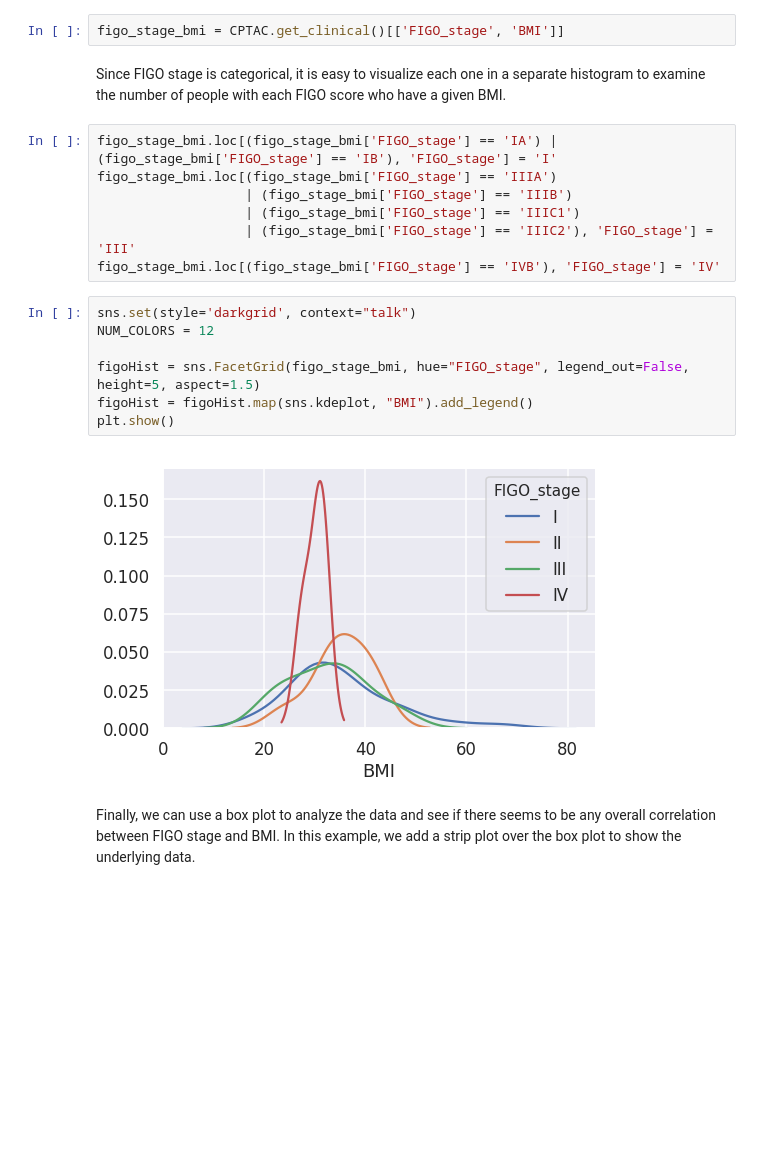
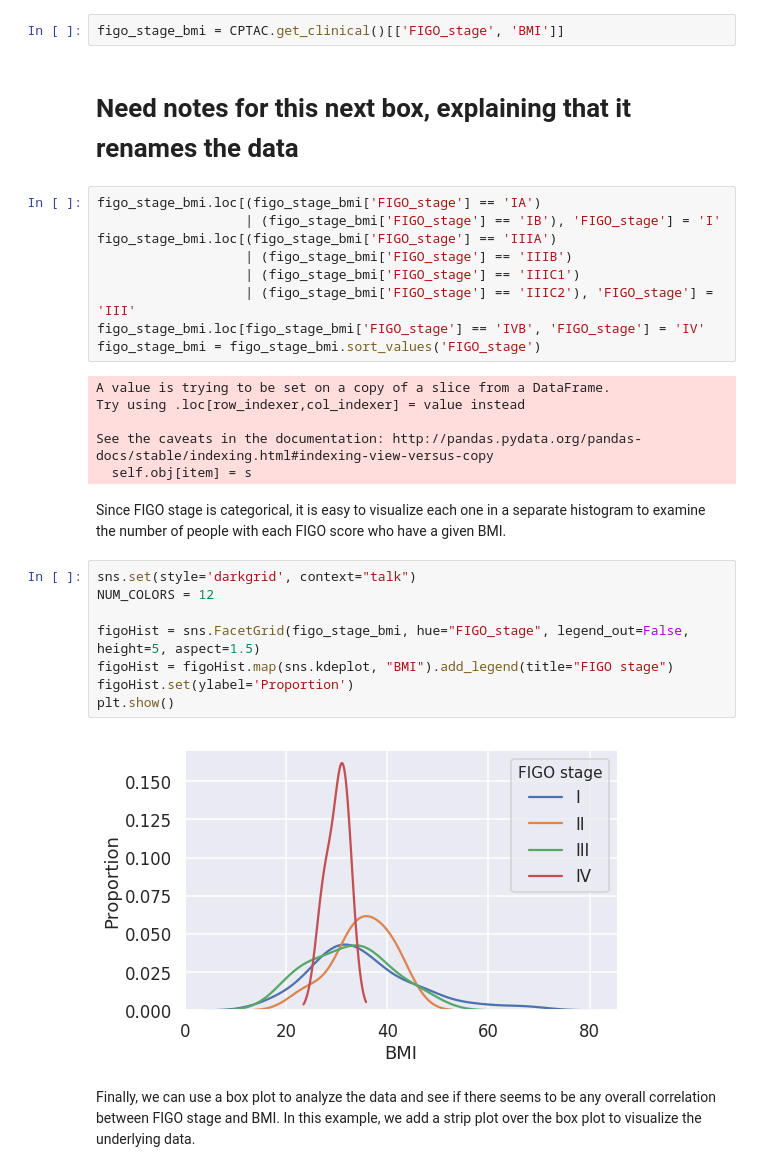
Before and after one commit to PayneLab/cptac, a Jupyter notebook: doc/use-case-2.ipynb, the cells around one changed output. Saved outputs shown, nothing was run; the diff lists cells and outputs as text; blank space fills up the shorter version.

```diff
--- a/doc/use-case-2.ipynb
+++ b/doc/use-case-2.ipynb
@@ -27,24 +27,35 @@ WARNING: This data is under a publication embargo until July 1, 2019. CPTAC is a
 The dataframe for clinical results can be retrieved from CPTAC by calling the <code>get_clinical()</code> method. We can then refine the data by pulling only the variables we are interested in; in this case, FIGO stage and BMI.
 # %%
 figo_stage_bmi = CPTAC.get_clinical()[['FIGO_stage', 'BMI']]
+# %% [markdown]
+# Need notes for this next box, explaining that it renames the data
+# %%
+figo_stage_bmi.loc[(figo_stage_bmi['FIGO_stage'] == 'IA')
+                   | (figo_stage_bmi['FIGO_stage'] == 'IB'), 'FIGO_stage'] = 'I'
+figo_stage_bmi.loc[(figo_stage_bmi['FIGO_stage'] == 'IIIA')
+                   | (figo_stage_bmi['FIGO_stage'] == 'IIIB')
+                   | (figo_stage_bmi['FIGO_stage'] == 'IIIC1')
+                   | (figo_stage_bmi['FIGO_stage'] == 'IIIC2'), 'FIGO_stage'] = 'III'
+figo_stage_bmi.loc[figo_stage_bmi['FIGO_stage'] == 'IVB', 'FIGO_stage'] = 'IV'
+figo_stage_bmi = figo_stage_bmi.sort_values('FIGO_stage')
+# %% [output]
+A value is trying to be set on a copy of a slice from a DataFrame.
+Try using .loc[row_indexer,col_indexer] = value instead
+
+See the caveats in the documentation: http://pandas.pydata.org/pandas-docs/stable/indexing.html#indexing-view-versus-copy
+  self.obj[item] = s
 # %% [markdown]
 Since FIGO stage is categorical, it is easy to visualize each one in a separate histogram to examine the number of people with each FIGO score who have a given BMI.
-# %%
-figo_stage_bmi.loc[(figo_stage_bmi['FIGO_stage'] == 'IA') | (figo_stage_bmi['FIGO_stage'] == 'IB'), 'FIGO_stage'] = 'I'
-figo_stage_bmi.loc[(figo_stage_bmi['FIGO_stage'] == 'IIIA')
-                   | (figo_stage_bmi['FIGO_stage'] == 'IIIB')
-                   | (figo_stage_bmi['FIGO_stage'] == 'IIIC1')
-                   | (figo_stage_bmi['FIGO_stage'] == 'IIIC2'), 'FIGO_stage'] = 'III'
-figo_stage_bmi.loc[(figo_stage_bmi['FIGO_stage'] == 'IVB'), 'FIGO_stage'] = 'IV'
 # %%
 sns.set(style='darkgrid', context="talk")
 NUM_COLORS = 12
 
 figoHist = sns.FacetGrid(figo_stage_bmi, hue="FIGO_stage", legend_out=False, height=5, aspect=1.5)
-figoHist = figoHist.map(sns.kdeplot, "BMI").add_legend()
+figoHist = figoHist.map(sns.kdeplot, "BMI").add_legend(title="FIGO stage")
+figoHist.set(ylabel='Proportion')
 plt.show()
 # %% [output]
-[figure, old version]
+[figure, new version]
 # %% [markdown]
-Finally, we can use a box plot to analyze the data and see if there seems to be any overall correlation between FIGO stage and BMI. In this example, we add a strip plot over the box plot to show the underlying data.
+Finally, we can use a box plot to analyze the data and see if there seems to be any overall correlation between FIGO stage and BMI. In this example, we add a strip plot over the box plot to visualize the underlying data.
 # %%
```
Also changed, not shown: parts of 1 cell of this notebook, 16 other files.
